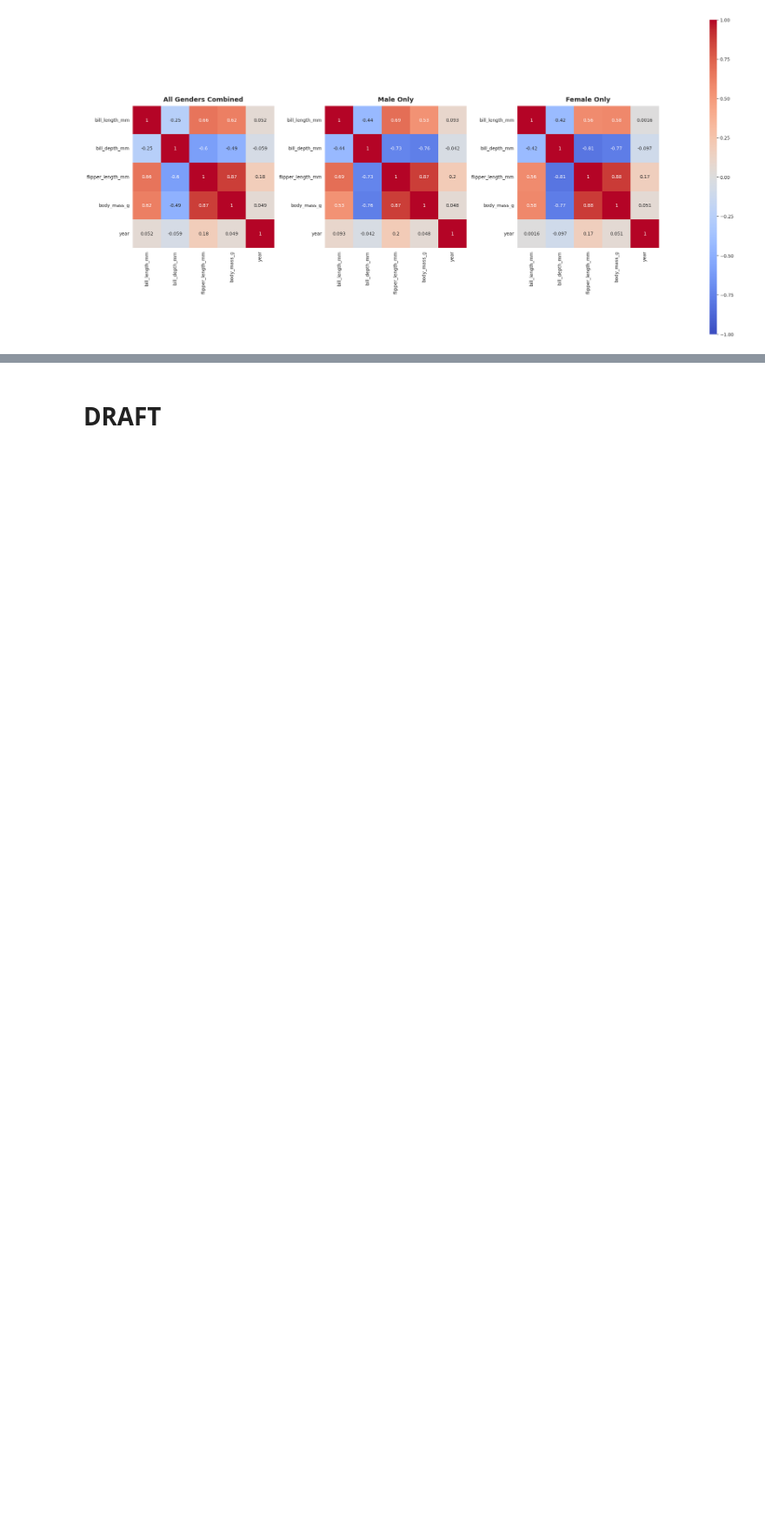
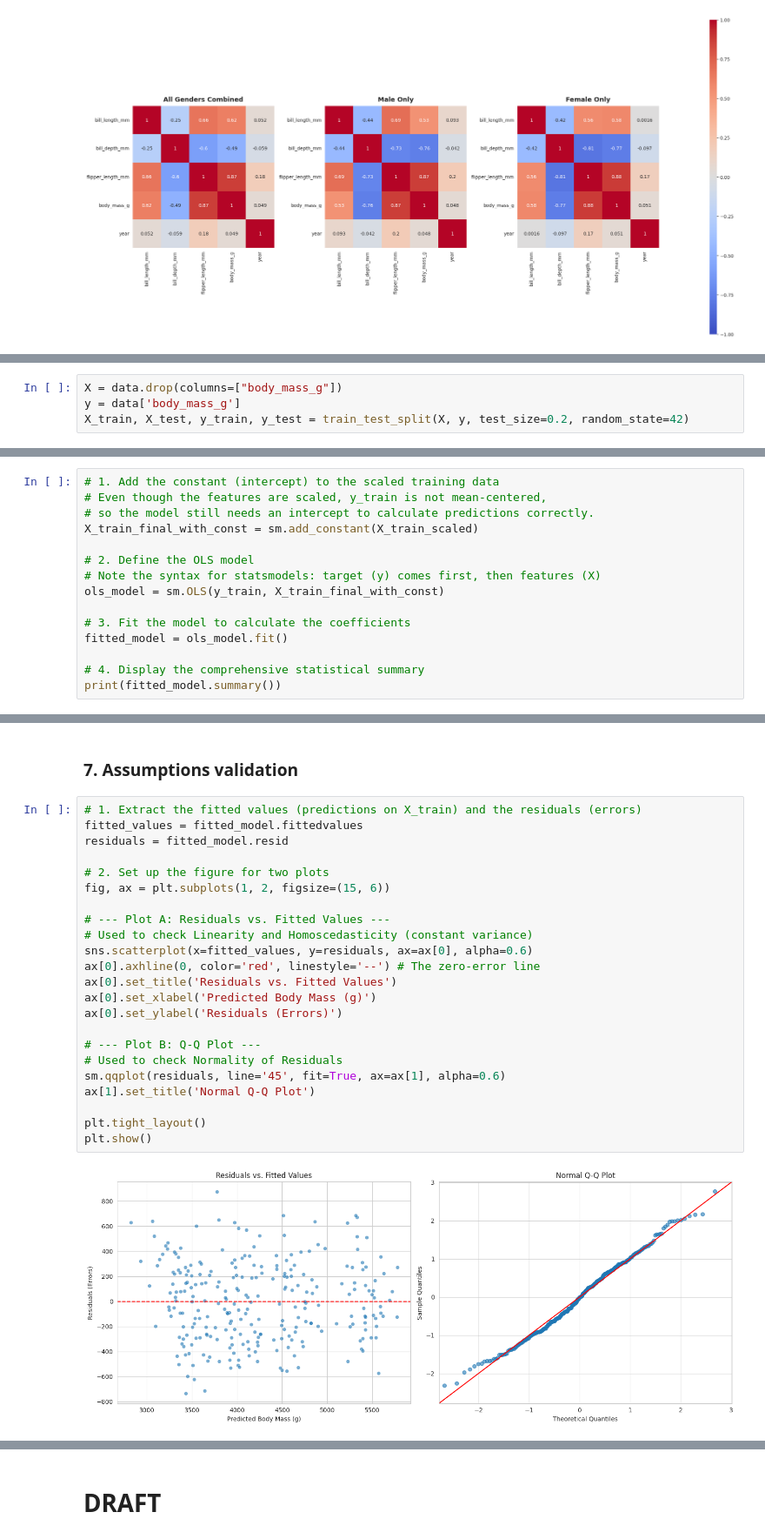
Before and after one commit to carlosjesuscaro/data_analysis_summary, a Jupyter notebook: Regression.ipynb, the cells around one changed output, grey strips where cells are left out. Shown at 87% size. Cells and saved outputs as stored; diff of their text form; blank space fills up the shorter version.

```diff
--- a/Regression.ipynb
+++ b/Regression.ipynb
@@ -289,0 +304,4 @@ plt.show()
+# %%
+X = data.drop(columns=["body_mass_g"])
+y = data['body_mass_g']
+X_train, X_test, y_train, y_test = train_test_split(X, y, test_size=0.2, random_state=42)
@@ -289,0 +426,15 @@ plt.show()
+# %%
+# 1. Add the constant (intercept) to the scaled training data
+# Even though the features are scaled, y_train is not mean-centered,
+# so the model still needs an intercept to calculate predictions correctly.
+X_train_final_with_const = sm.add_constant(X_train_scaled)
+
+# 2. Define the OLS model
+# Note the syntax for statsmodels: target (y) comes first, then features (X)
+ols_model = sm.OLS(y_train, X_train_final_with_const)
+
+# 3. Fit the model to calculate the coefficients
+fitted_model = ols_model.fit()
+
+# 4. Display the comprehensive statistical summary
+print(fitted_model.summary())
@@ -289,0 +459,27 @@ plt.show()
+# %% [markdown]
+### 7. Assumptions validation
+# %%
+# 1. Extract the fitted values (predictions on X_train) and the residuals (errors)
+fitted_values = fitted_model.fittedvalues
+residuals = fitted_model.resid
+
+# 2. Set up the figure for two plots
+fig, ax = plt.subplots(1, 2, figsize=(15, 6))
+
+# --- Plot A: Residuals vs. Fitted Values ---
+# Used to check Linearity and Homoscedasticity (constant variance)
+sns.scatterplot(x=fitted_values, y=residuals, ax=ax[0], alpha=0.6)
+ax[0].axhline(0, color='red', linestyle='--') # The zero-error line
+ax[0].set_title('Residuals vs. Fitted Values')
+ax[0].set_xlabel('Predicted Body Mass (g)')
+ax[0].set_ylabel('Residuals (Errors)')
+
+# --- Plot B: Q-Q Plot ---
+# Used to check Normality of Residuals
+sm.qqplot(residuals, line='45', fit=True, ax=ax[1], alpha=0.6)
+ax[1].set_title('Normal Q-Q Plot')
+
+plt.tight_layout()
+plt.show()
+# %% [output]
+[figure, added]
```
Also changed, not shown: parts of 27 cells of this notebook.
